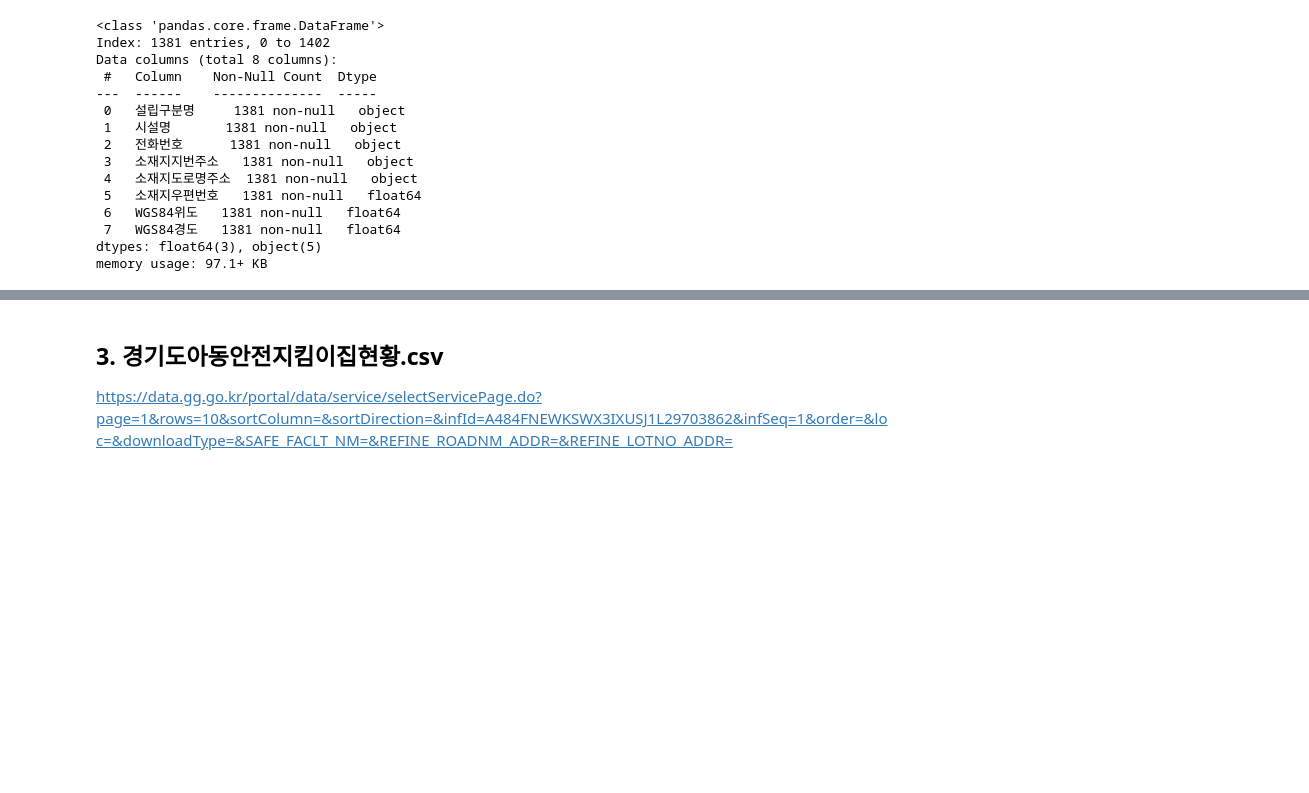
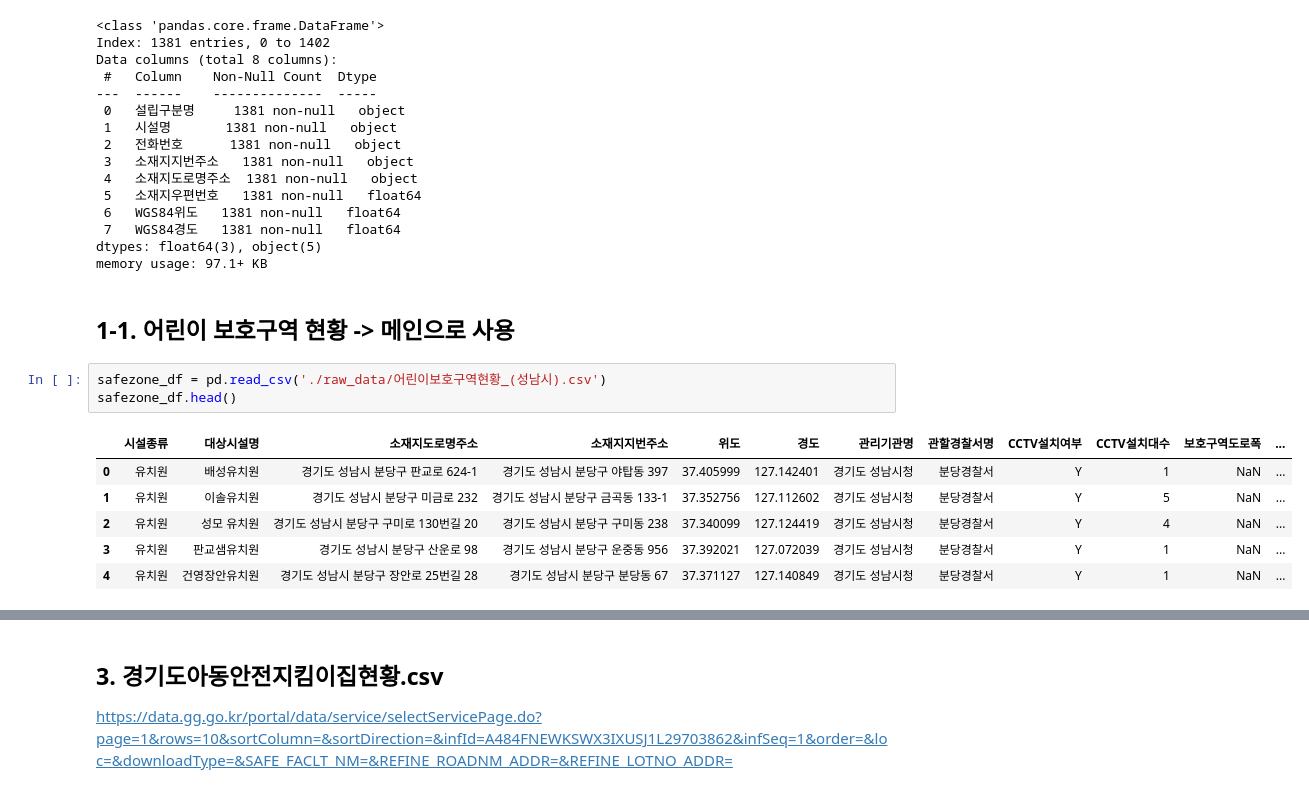
Before and after one commit to jimena1lee/1stProject_MSAI09, a Jupyter notebook: Raw-Data/외부 안전위험요소/eda_data.ipynb, the cells around one changed output, grey strips where cells are left out. Cells and saved outputs as stored; diff of their text form; blank space fills up the shorter version.

```diff
--- a/Raw-Data/외부 안전위험요소/eda_data.ipynb
+++ b/Raw-Data/외부 안전위험요소/eda_data.ipynb
@@ -112,3 +112,15 @@ Data columns (total 8 columns):
  7   WGS84경도   1381 non-null   float64
 dtypes: float64(3), object(5)
 memory usage: 97.1+ KB
+# %% [markdown]
+## 1-1. 어린이 보호구역 현황 -> 메인으로 사용
+# %%
+safezone_df = pd.read_csv('./raw_data/어린이보호구역현황_(성남시).csv')
+safezone_df.head()
+# %% [output]
+|  | 시설종류 | 대상시설명 | 소재지도로명주소 | 소재지지번주소 | 위도 | 경도 | 관리기관명 | 관할경찰서명 | CCTV설치여부 | CCTV설치대수 | 보호구역도로폭 | ... |
+| 0 | 유치원 | 배성유치원 | 경기도 성남시 분당구 판교로 624-1 | 경기도 성남시 분당구 야탑동 397 | 37.405999 | 127.142401 | 경기도 성남시청 | 분당경찰서 | Y | 1 | NaN | ... |
+| 1 | 유치원 | 이솔유치원 | 경기도 성남시 분당구 미금로 232 | 경기도 성남시 분당구 금곡동 133-1 | 37.352756 | 127.112602 | 경기도 성남시청 | 분당경찰서 | Y | 5 | NaN | ... |
+| 2 | 유치원 | 성모 유치원 | 경기도 성남시 분당구 구미로 130번길 20 | 경기도 성남시 분당구 구미동 238 | 37.340099 | 127.124419 | 경기도 성남시청 | 분당경찰서 | Y | 4 | NaN | ... |
+| 3 | 유치원 | 판교샘유치원 | 경기도 성남시 분당구 산운로 98 | 경기도 성남시 분당구 운중동 956 | 37.392021 | 127.072039 | 경기도 성남시청 | 분당경찰서 | Y | 1 | NaN | ... |
+| 4 | 유치원 | 건영장안유치원 | 경기도 성남시 분당구 장안로 25번길 28 | 경기도 성남시 분당구 분당동 67 | 37.371127 | 127.140849 | 경기도 성남시청 | 분당경찰서 | Y | 1 | NaN | ... |
```
Also changed, not shown: parts of 9 cells of this notebook, 4 other files.
